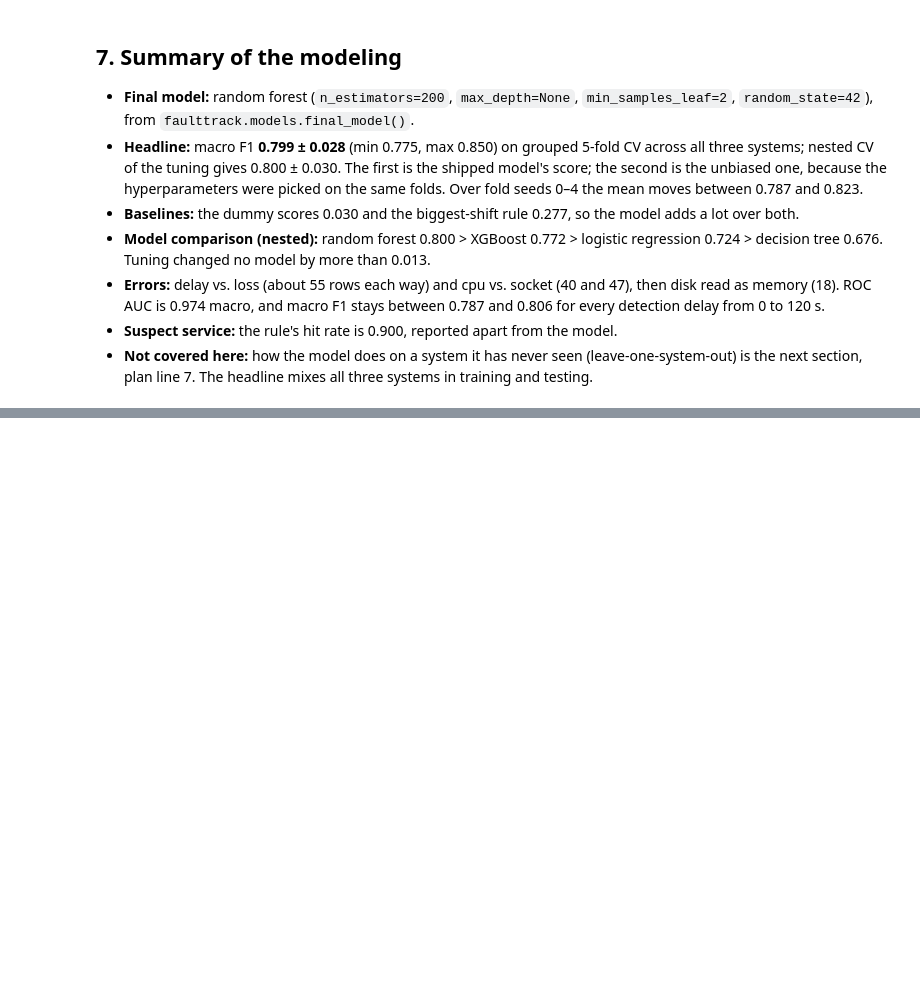
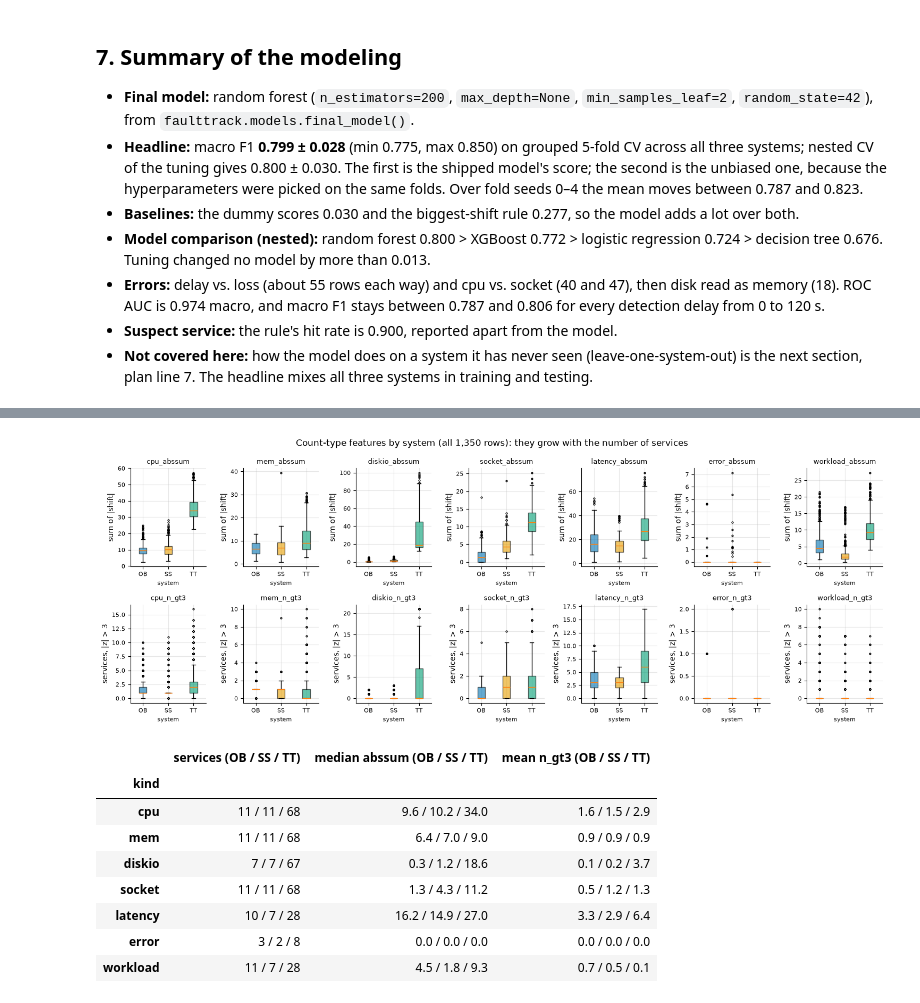
Before and after one commit to jennasrunbooks/faulttrack, a Jupyter notebook: notebook.ipynb, the cells around one changed output, grey strips where cells are left out. Saved outputs shown, nothing was run; the diff lists cells and outputs as text; code cells hidden in the pictures; blank space fills up the shorter version.

```diff
--- a/notebook.ipynb
+++ b/notebook.ipynb
@@ -1373,0 +1452,13 @@ FaultTrack's other answer, *which service did it start in*, doesn't come from th
+# %%
+oof_system = features.loc[final.index, "system"].to_numpy()
+per_system = {}
+for system, name in SYSTEM_NAMES.items():
+    rows = oof_system == system
+    in_mix = float(f1_score(final.y_true[rows], final.y_pred[rows], average="macro"))
+    held_out = loso["forest"].macro_f1[system]
+    per_system[name] = {
+        "grouped CV: this system's out-of-fold rows": round(in_mix, 3),
+        "LOSO: this system held out": round(held_out, 3),
+        "drop": round(in_mix - held_out, 3),
+    }
+display(pd.DataFrame(per_system).T.rename_axis("final model, macro F1"))
@@ -1373,0 +1484,55 @@ FaultTrack's other answer, *which service did it start in*, doesn't come from th
+# %%
+fig, axes = plt.subplots(2, len(KINDS), figsize=(15, 5.6))
+for col, kind in enumerate(KINDS):
+    for row, agg in enumerate(["abssum", "n_gt3"]):
+        ax = axes[row, col]
+        column = f"{kind}_{agg}"
+        boxes = ax.boxplot(
+            [features.loc[features["system"] == s, column] for s in SYSTEM_NAMES],
+            tick_labels=list(SYSTEM_NAMES.values()),
+            flierprops={"ms": 2},
+            patch_artist=True,
+        )
+        for patch, system in zip(boxes["boxes"], SYSTEM_NAMES, strict=True):
+            patch.set_facecolor(SYSTEM_COLORS[system])
+            patch.set_alpha(0.6)
+        ax.set_title(column, fontsize=9)
+        ax.set_xlabel("system", fontsize=8)
+        ax.set_ylabel("sum of |shift|" if agg == "abssum" else "services, |z| > 3")
+        ax.tick_params(labelsize=8)
+fig.suptitle(
+    "Count-type features by system (all 1,350 rows): they grow with the number of services"
+)
+plt.tight_layout()
+plt.show()
+
+size_table = pd.DataFrame(
+    {
+        f"{kind}": {
+            "services (OB / SS / TT)": " / ".join(
+                str(int(services_per_kind.at[s, kind])) for s in SYSTEM_NAMES
+            ),
+            "median abssum (OB / SS / TT)": " / ".join(
+                f"{med(features, features['system'] == s, f'{kind}_abssum'):.1f}"
+                for s in SYSTEM_NAMES
+            ),
+            "mean n_gt3 (OB / SS / TT)": " / ".join(
+                f"{features.loc[features['system'] == s, f'{kind}_n_gt3'].mean():.1f}"
+                for s in SYSTEM_NAMES
+            ),
+        }
+        for kind in KINDS
+    }
+).T.rename_axis("kind")
+display(size_table)
+# %% [output]
+[figure, added]
+|  | services (OB / SS / TT) | median abssum (OB / SS / TT) | mean n_gt3 (OB / SS / TT) |
+| kind |  |  |  |
+| cpu | 11 / 11 / 68 | 9.6 / 10.2 / 34.0 | 1.6 / 1.5 / 2.9 |
+| mem | 11 / 11 / 68 | 6.4 / 7.0 / 9.0 | 0.9 / 0.9 / 0.9 |
+| diskio | 7 / 7 / 67 | 0.3 / 1.2 / 18.6 | 0.1 / 0.2 / 3.7 |
+| socket | 11 / 11 / 68 | 1.3 / 4.3 / 11.2 | 0.5 / 1.2 / 1.3 |
+| latency | 10 / 7 / 28 | 16.2 / 14.9 / 27.0 | 3.3 / 2.9 / 6.4 |
+| error | 3 / 2 / 8 | 0.0 / 0.0 / 0.0 | 0.0 / 0.0 / 0.0 |
+| workload | 11 / 7 / 28 | 4.5 / 1.8 / 9.3 | 0.7 / 0.5 / 0.1 |
```
Also changed, not shown: parts of 28 cells of this notebook, 1 other file.
